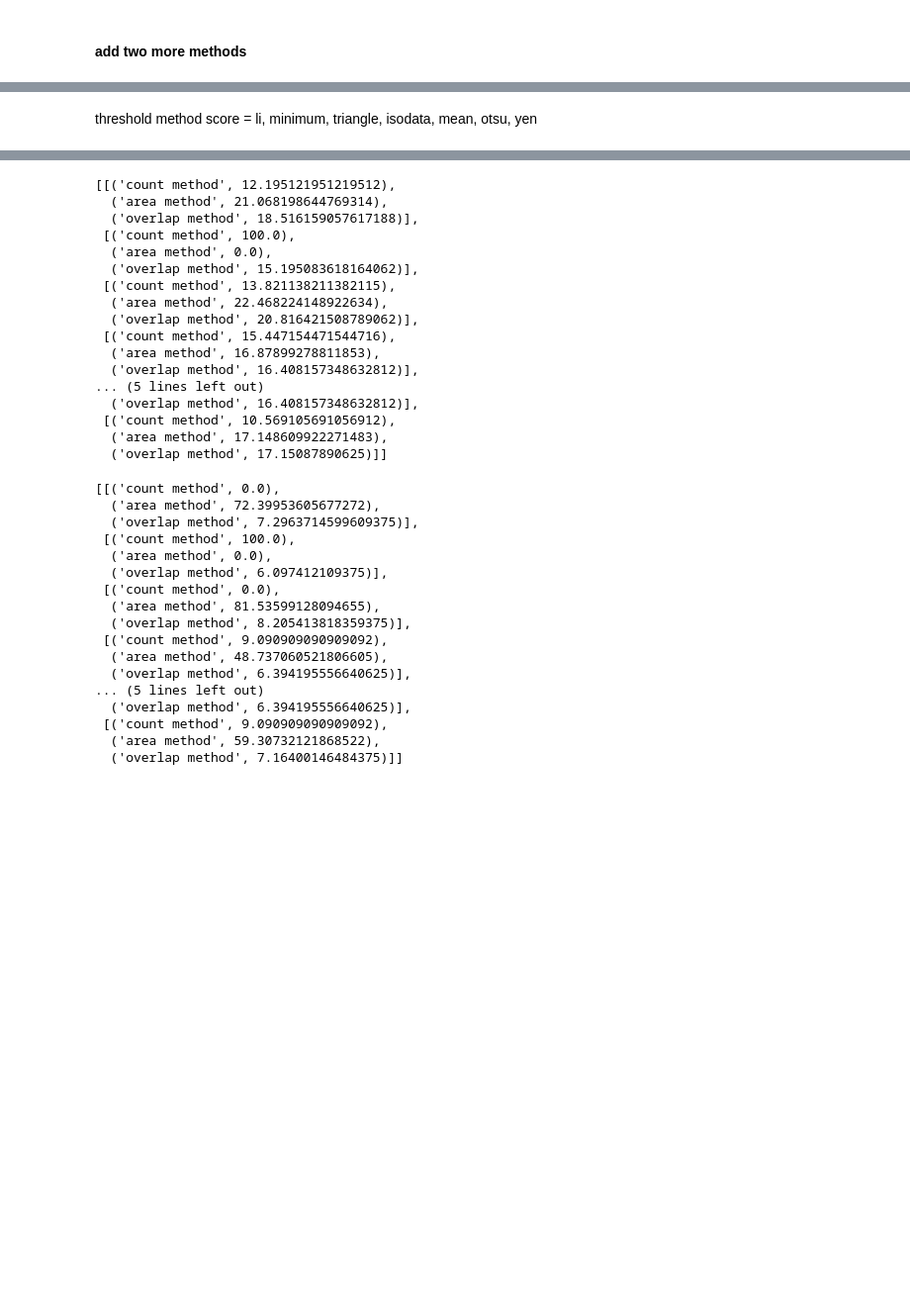
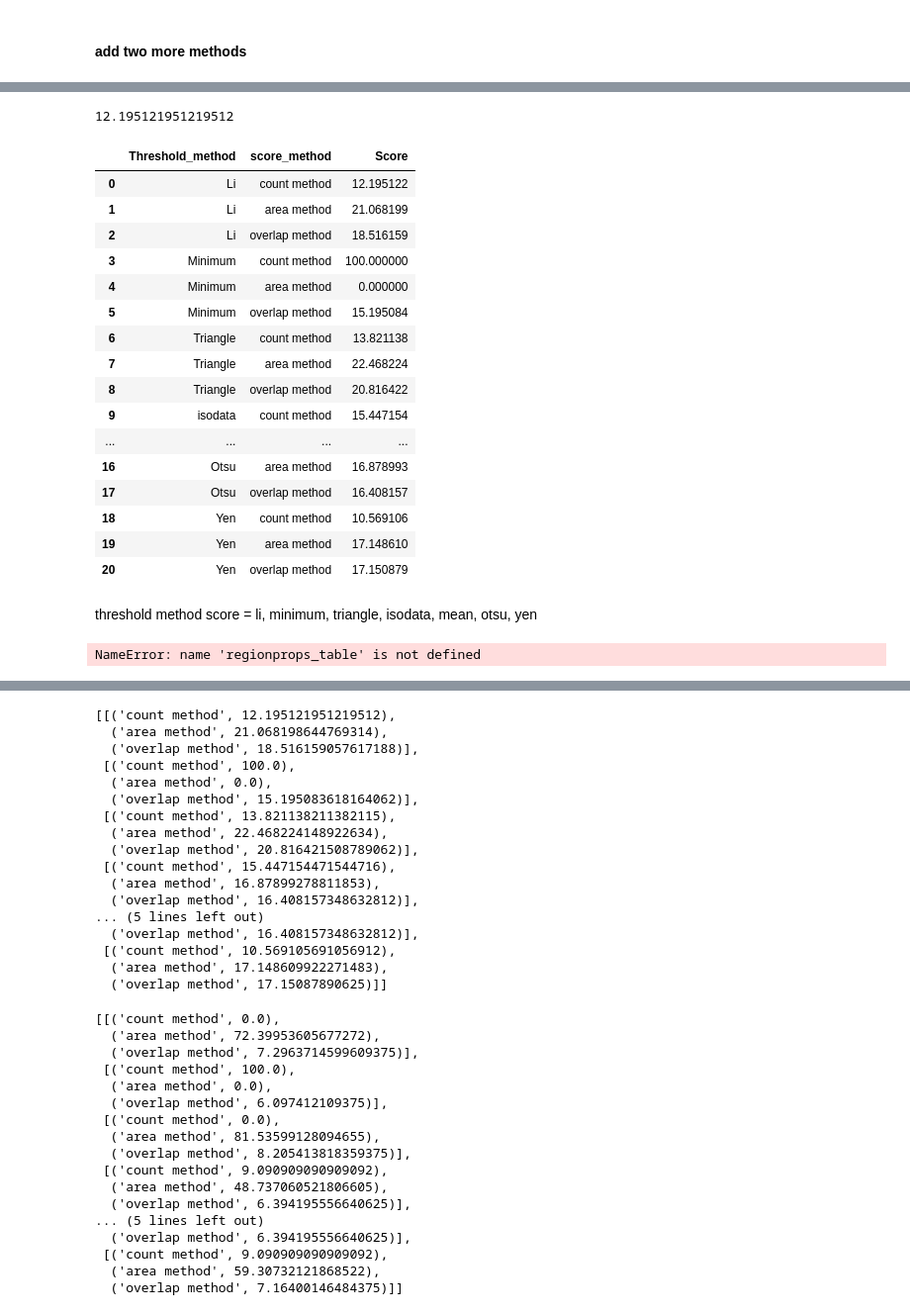
Before and after one commit to Nance-Lab/ifthresholds, a Jupyter notebook: examples/ifThreshold workbook.ipynb, the cells around one changed output, grey strips where cells are left out. Shown: that part at 99% size. Saved outputs shown, nothing was run; the diff lists cells and outputs as text; code cells hidden in the pictures; blank space fills up the shorter version.

```diff
--- a/examples/ifThreshold workbook.ipynb
+++ b/examples/ifThreshold workbook.ipynb
@@ -221 +221,3 @@ man_img = '../../edited_OGD-0.5h_40x_thalamus_1.5h_40x_thalamus_1.tif'
 man_count = 133
+# %%
+scores = img_score('../images/slice_OGD-0.5h_40x_thalamus_1.tif', '../images/M_OGD-0.5h_40x_thalamus_1.tif', 123)
@@ -221,0 +244,5 @@ man_count = 133
+# %%
+score1 = halfhour[0][0][1]
+score1
+# %% [output]
+12.195121951219512
@@ -222,11 +261,64 @@ man_count = 133
+# %%
+import csv
+
+with open('example.csv', 'w', newline='') as csvfile:
+    fieldnames = ['Threshold_method', 'score_method', 'Score']
+    writer = csv.DictWriter(csvfile, fieldnames=fieldnames)
+
+    writer.writeheader()
+    writer.writerow({'Threshold_method': 'Li', 'score_method': 'count method', 'Score % off': scores[0][0][1]})
+    writer.writerow({'Threshold_method': 'Li', 'score_method': 'area method', 'Score % off': scores[0][1][1]})
+    writer.writerow({'Threshold_method': 'Li', 'score_method': 'overlap method', 'Score % off': scores[0][2][1]})
+    writer.writerow({'Threshold_method': 'Minimum', 'score_method': 'count method', 'Score % off': scores[1][0][1]})
+    writer.writerow({'Threshold_method': 'Minimum', 'score_method': 'area method', 'Score % off': scores[1][1][1]})
+    writer.writerow({'Threshold_method': 'Minimum', 'score_method': 'overlap method', 'Score % off': scores[1][2][1]})
+    writer.writerow({'Threshold_method': 'Triangle', 'score_method': 'count method', 'Score % off': scores[2][0][1]})
+    writer.writerow({'Threshold_method': 'Triangle', 'score_method': 'area method', 'Score % off': scores[2][1][1]})
+    writer.writerow({'Threshold_method': 'Triangle', 'score_method': 'overlap method', 'Score % off': scores[2][2][1]})
+    writer.writerow({'Threshold_method': 'isodata', 'score_method': 'count method', 'Score % off': scores[3][0][1]})
+    writer.writerow({'Threshold_method': 'isodata', 'score_method': 'area method', 'Score % off': scores[3][1][1]})
+    writer.writerow({'Threshold_method': 'isodata', 'score_method': 'overlap method', 'Score % off': scores[3][2][1]})
+    writer.writerow({'Threshold_method': 'Mean', 'score_method': 'count method', 'Score % off': scores[4][0][1]})
+    writer.writerow({'Threshold_method': 'Mean', 'score_method': 'area method', 'Score % off': scores[4][1][1]})
+    writer.writerow({'Threshold_method': 'Mean', 'score_method': 'overlap method', 'Score % off': scores[4][2][1]})
+    writer.writerow({'Threshold_method': 'Otsu', 'score_method': 'count method', 'Score % off': scores[5][0][1]})
+    writer.writerow({'Threshold_method': 'Otsu', 'score_method': 'area method', 'Score % off': scores[5][1][1]})
+    writer.writerow({'Threshold_method': 'Otsu', 'score_method': 'overlap method', 'Score % off': scores[5][2][1]})
+    writer.writerow({'Threshold_method': 'Yen', 'score_method': 'count method', 'Score % off': scores[6][0][1]})
+    writer.writerow({'Threshold_method': 'Yen', 'score_method': 'area method', 'Score % off': scores[6][1][1]})
+    writer.writerow({'Threshold_method': 'Yen', 'score_method': 'overlap method', 'Score % off': scores[6][2][1]})
+
+import pandas as pd
+df = pd.read_csv('example.csv')
+df
+# %% [output]
+|  | Threshold_method | score_method | Score |
+| 0 | Li | count method | 12.195122 |
+| 1 | Li | area method | 21.068199 |
+| 2 | Li | overlap method | 18.516159 |
+| 3 | Minimum | count method | 100.000000 |
+| 4 | Minimum | area method | 0.000000 |
+| 5 | Minimum | overlap method | 15.195084 |
+| 6 | Triangle | count method | 13.821138 |
+| 7 | Triangle | area method | 22.468224 |
+| 8 | Triangle | overlap method | 20.816422 |
+| 9 | isodata | count method | 15.447154 |
+| ... | ... | ... | ... |
+| 16 | Otsu | area method | 16.878993 |
+| 17 | Otsu | overlap method | 16.408157 |
+| 18 | Yen | count method | 10.569106 |
+| 19 | Yen | area method | 17.148610 |
+| 20 | Yen | overlap method | 17.150879 |
 # %% [markdown]
 threshold method score = li, minimum, triangle, isodata, mean, otsu, yen
 # %%
-notreatment = img_score('slice_Non-treated_40x_thalamus_1.tif', 'M_Non-treated_40x_thalamus_1.tif', 116)
-halfhour = img_score('slice_OGD-0.5h_40x_thalamus_1.tif', 'M_OGD-0.5h_40x_thalamus_1.tif', 123)
-onehalf = img_score('slice_OGD-1.5h_40x_thalamus_1.tif', 'M_OGD-1.5h_40x_thalamus_1.tif', 11)
-three = img_score('slice_OGD-3h_40x_thalamus_1.tif', 'M_OGD-3h_40x_thalamus_1.tif', 151)
-SOD = img_score('slice_OGD-3h+SOD_40x_thalamus_1.tif', 'M_OGD-3h+SOD_40x_thalamus_1.tif', 111)
+notreatment = img_score('../images/slice_Non-treated_40x_thalamus_1.tif', '../images/M_Non-treated_40x_thalamus_1.tif', 116)
+halfhour = img_score('../images/slice_OGD-0.5h_40x_thalamus_1.tif', '../images/M_OGD-0.5h_40x_thalamus_1.tif', 123)
+onehalf = img_score('../images/slice_OGD-1.5h_40x_thalamus_1.tif', '../images/M_OGD-1.5h_40x_thalamus_1.tif', 11)
+three = img_score('../images/slice_OGD-3h_40x_thalamus_1.tif', '../images/M_OGD-3h_40x_thalamus_1.tif', 151)
+SOD = img_score('../images/slice_OGD-3h+SOD_40x_thalamus_1.tif', '../images/M_OGD-3h+SOD_40x_thalamus_1.tif', 111)
+# %% [output]
+NameError: name 'regionprops_table' is not defined
 # %%
 notreatment
 # %% [output]
```
Also changed, not shown: parts of 5 cells of this notebook, 2 other files.
